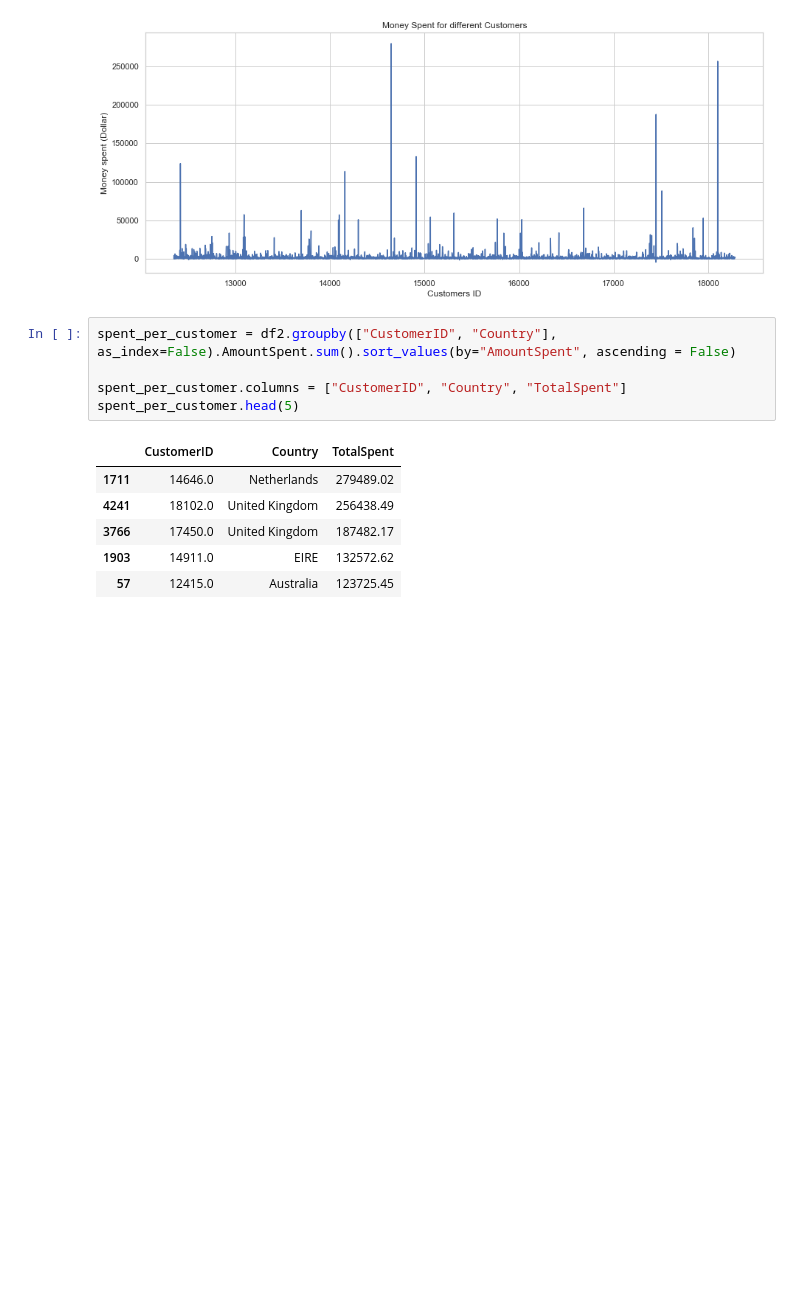
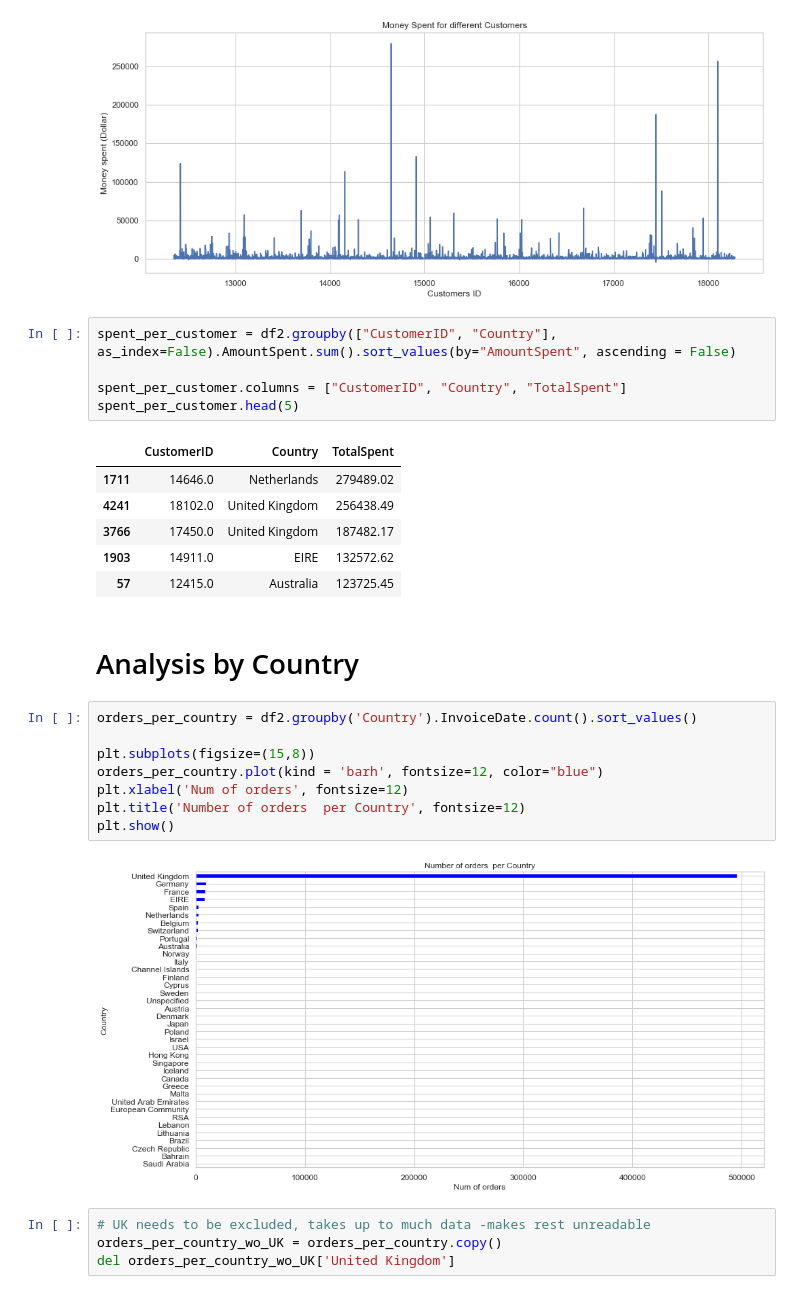
Before and after one commit to Zielzor/RetailDataAnalysis, a Jupyter notebook: Products Sales Analysis.ipynb, the cells around one changed output. Drawn from its saved outputs; the diff is of its cells as text; blank space fills up the shorter version.

```diff
--- a/Products Sales Analysis.ipynb
+++ b/Products Sales Analysis.ipynb
@@ -318,3 +318,19 @@ spent_per_customer.head(5)
 | 3766 | 17450.0 | United Kingdom | 187482.17 |
 | 1903 | 14911.0 | EIRE | 132572.62 |
 | 57 | 12415.0 | Australia | 123725.45 |
+# %% [markdown]
+# Analysis by Country
+# %%
+orders_per_country = df2.groupby('Country').InvoiceDate.count().sort_values()
+
+plt.subplots(figsize=(15,8))
+orders_per_country.plot(kind = 'barh', fontsize=12, color="blue")
+plt.xlabel('Num of orders', fontsize=12)
+plt.title('Number of orders  per Country', fontsize=12)
+plt.show()
+# %% [output]
+[figure, added]
+# %%
+# UK needs to be excluded, takes up to much data -makes rest unreadable
+orders_per_country_wo_UK = orders_per_country.copy()
+del orders_per_country_wo_UK['United Kingdom']
```
Also changed, not shown: parts of 4 cells of this notebook.
